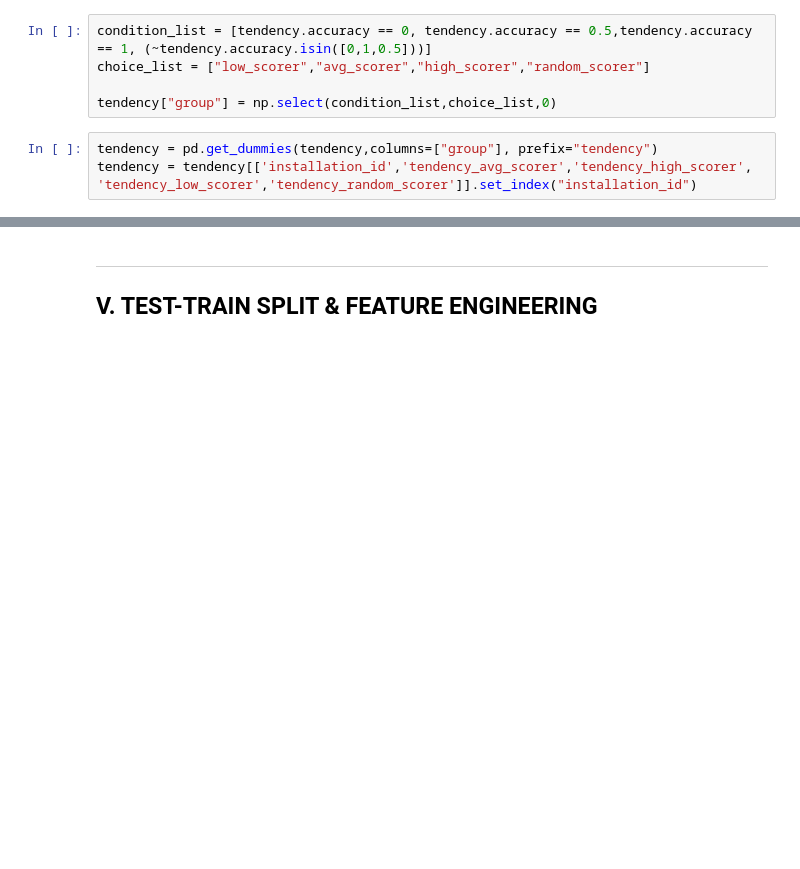
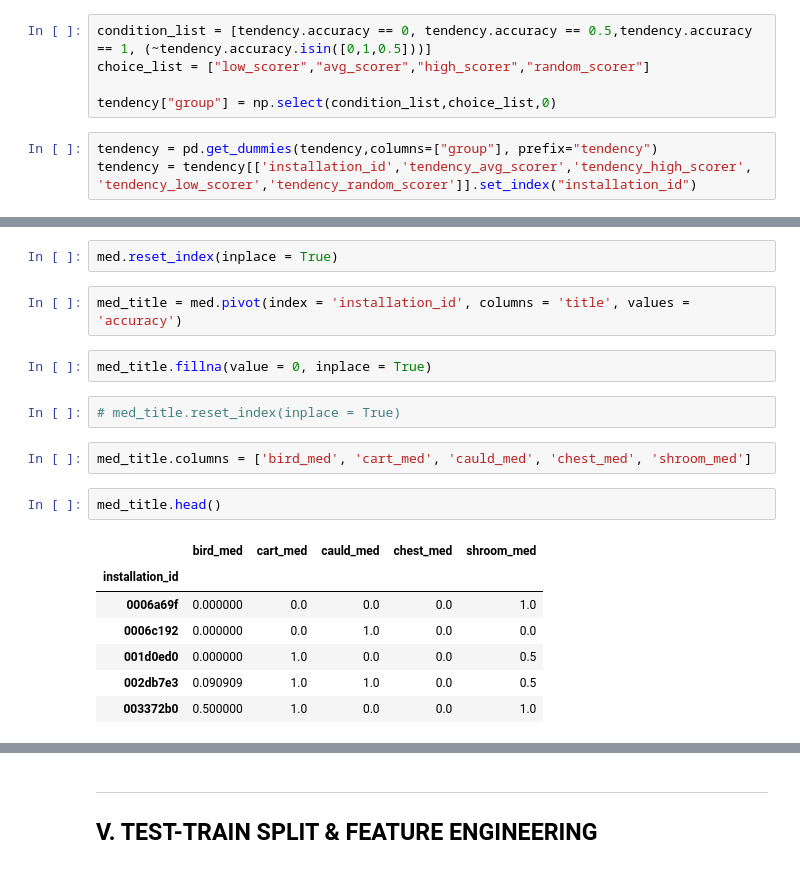
Before and after one commit to cats-in-the-hat/PBS-KIDS2, a Jupyter notebook: full_project_documentation.ipynb, the cells around one changed output, grey strips where cells are left out. Saved outputs shown, nothing was run; the diff lists cells and outputs as text; blank space fills up the shorter version.

```diff
--- a/full_project_documentation.ipynb
+++ b/full_project_documentation.ipynb
@@ -466,0 +511,20 @@ qu.to_csv("cris_df.csv")
+# %%
+med.reset_index(inplace = True)
+# %%
+med_title = med.pivot(index = 'installation_id', columns = 'title', values = 'accuracy')
+# %%
+med_title.fillna(value = 0, inplace = True)
+# %%
+# med_title.reset_index(inplace = True)
+# %%
+med_title.columns = ['bird_med', 'cart_med', 'cauld_med', 'chest_med', 'shroom_med']
+# %%
+med_title.head()
+# %% [output]
+|  | bird_med | cart_med | cauld_med | chest_med | shroom_med |
+| installation_id |  |  |  |  |  |
+| 0006a69f | 0.000000 | 0.0 | 0.0 | 0.0 | 1.0 |
+| 0006c192 | 0.000000 | 0.0 | 1.0 | 0.0 | 0.0 |
+| 001d0ed0 | 0.000000 | 1.0 | 0.0 | 0.0 | 0.5 |
+| 002db7e3 | 0.090909 | 1.0 | 1.0 | 0.0 | 0.5 |
+| 003372b0 | 0.500000 | 1.0 | 0.0 | 0.0 | 1.0 |
```
Also changed, not shown: parts of 186 cells of this notebook.
